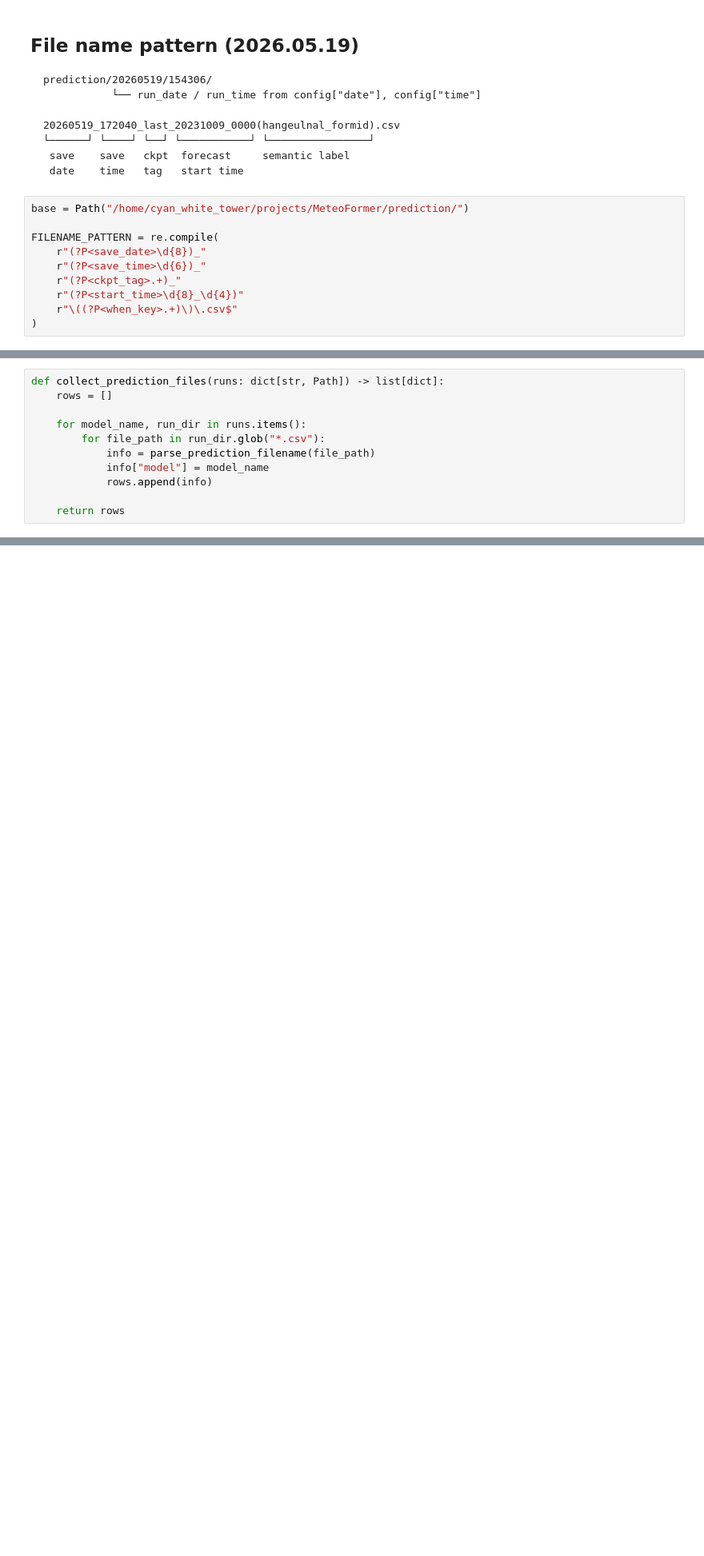
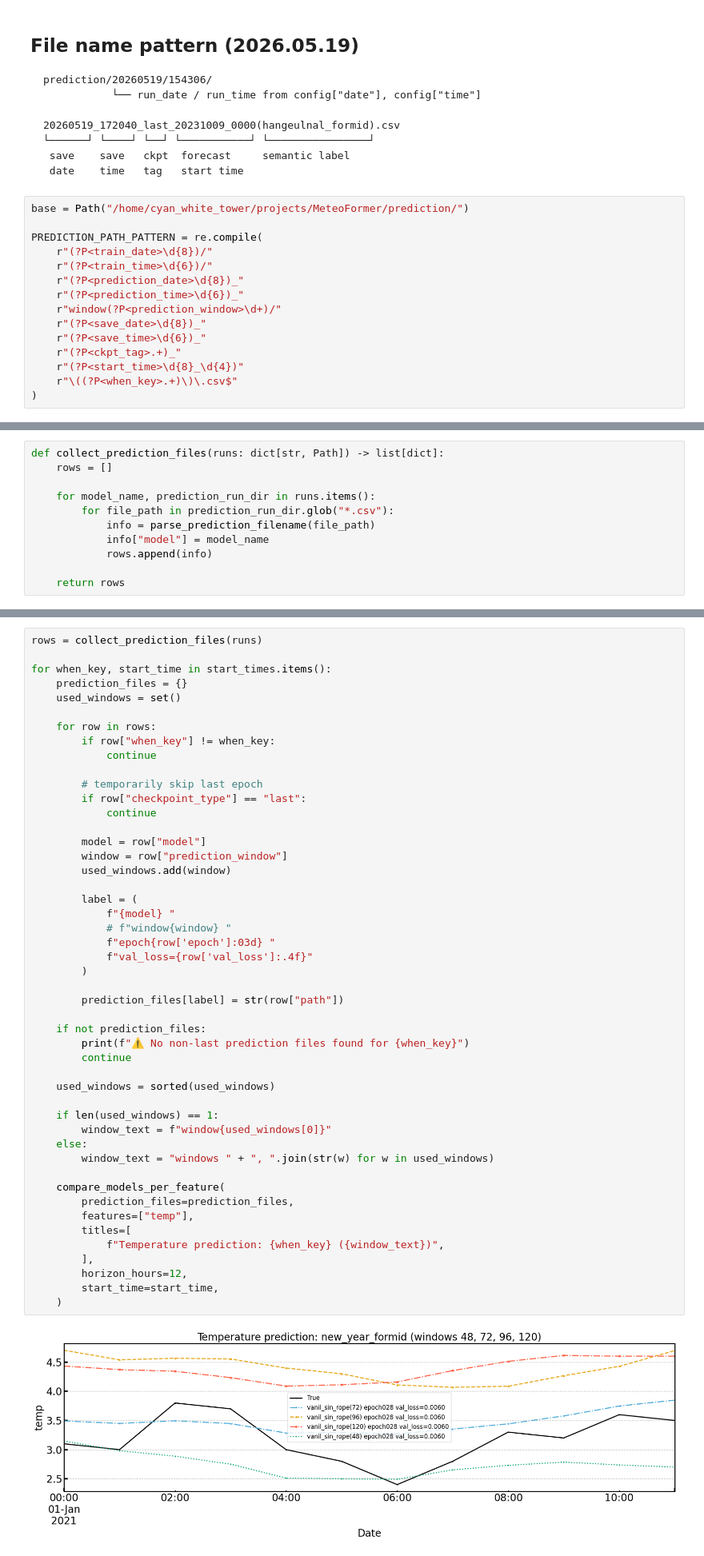
Before and after one commit to KUcyans/MeteoFormer, a Jupyter notebook: TemperaturePrediction.ipynb, the cells around one changed output, grey strips where cells are left out. Shown at 80% size. Drawn from its saved outputs; the diff is of its cells as text; blank space fills up the shorter version.

Commit message:
Prediction with longer sequences for RPE enabled. No benefit found in the performance, exhibiting worse prediction. Close #10

```diff
--- a/TemperaturePrediction.ipynb
+++ b/TemperaturePrediction.ipynb
@@ -63,7 +63,12 @@ prediction/20260519/154306/
 # %%
 base = Path("/home/cyan_white_tower/projects/MeteoFormer/prediction/")
 
-FILENAME_PATTERN = re.compile(
+PREDICTION_PATH_PATTERN = re.compile(
+    r"(?P<train_date>\d{8})/"
+    r"(?P<train_time>\d{6})/"
+    r"(?P<prediction_date>\d{8})_"
+    r"(?P<prediction_time>\d{6})_"
+    r"window(?P<prediction_window>\d+)/"
     r"(?P<save_date>\d{8})_"
     r"(?P<save_time>\d{6})_"
     r"(?P<ckpt_tag>.+)_"
@@ -124,8 +132,8 @@ def parse_prediction_filename(file_path: str | Path, base: Path = base) -> dict:
 def collect_prediction_files(runs: dict[str, Path]) -> list[dict]:
     rows = []
 
-    for model_name, run_dir in runs.items():
-        for file_path in run_dir.glob("*.csv"):
+    for model_name, prediction_run_dir in runs.items():
+        for file_path in prediction_run_dir.glob("*.csv"):
             info = parse_prediction_filename(file_path)
             info["model"] = model_name
             rows.append(info)
@@ -390,0 +345,50 @@ for when_key, start_time in start_times.items():
+# %%
+rows = collect_prediction_files(runs)
+
+for when_key, start_time in start_times.items():
+    prediction_files = {}
+    used_windows = set()
+
+    for row in rows:
+        if row["when_key"] != when_key:
+            continue
+
+        # temporarily skip last epoch
+        if row["checkpoint_type"] == "last":
+            continue
+
+        model = row["model"]
+        window = row["prediction_window"]
+        used_windows.add(window)
+
+        label = (
+            f"{model} "
+            # f"window{window} "
+            f"epoch{row['epoch']:03d} "
+            f"val_loss={row['val_loss']:.4f}"
+        )
+
+        prediction_files[label] = str(row["path"])
+
+    if not prediction_files:
+        print(f"⚠️ No non-last prediction files found for {when_key}")
+        continue
+
+    used_windows = sorted(used_windows)
+
+    if len(used_windows) == 1:
+        window_text = f"window{used_windows[0]}"
+    else:
+        window_text = "windows " + ", ".join(str(w) for w in used_windows)
+
+    compare_models_per_feature(
+        prediction_files=prediction_files,
+        features=["temp"],
+        titles=[
+            f"Temperature prediction: {when_key} ({window_text})",
+        ],
+        horizon_hours=12,
+        start_time=start_time,
+    )
+# %% [output]
+[figure, added]
```
Also changed, not shown: parts of 5 cells of this notebook, 6 other files.
